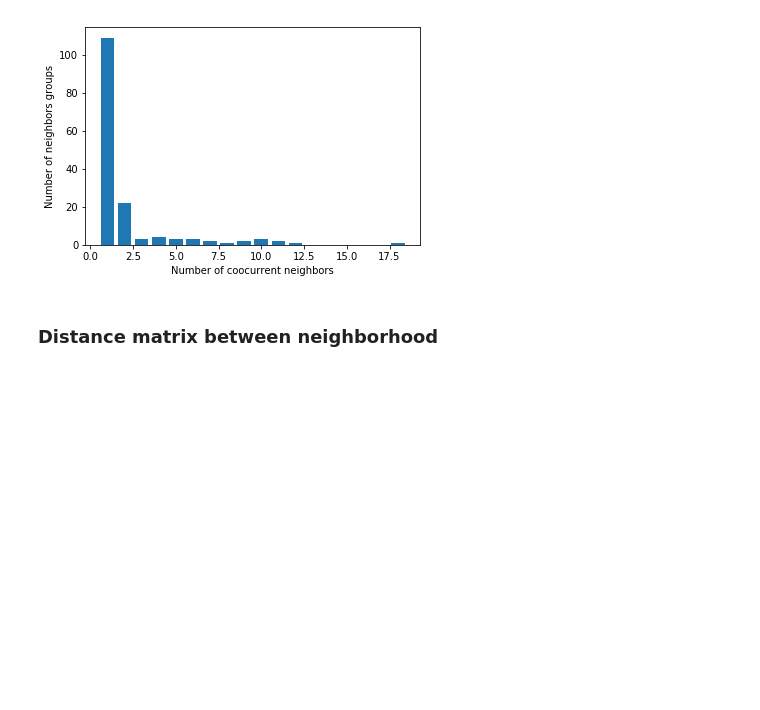
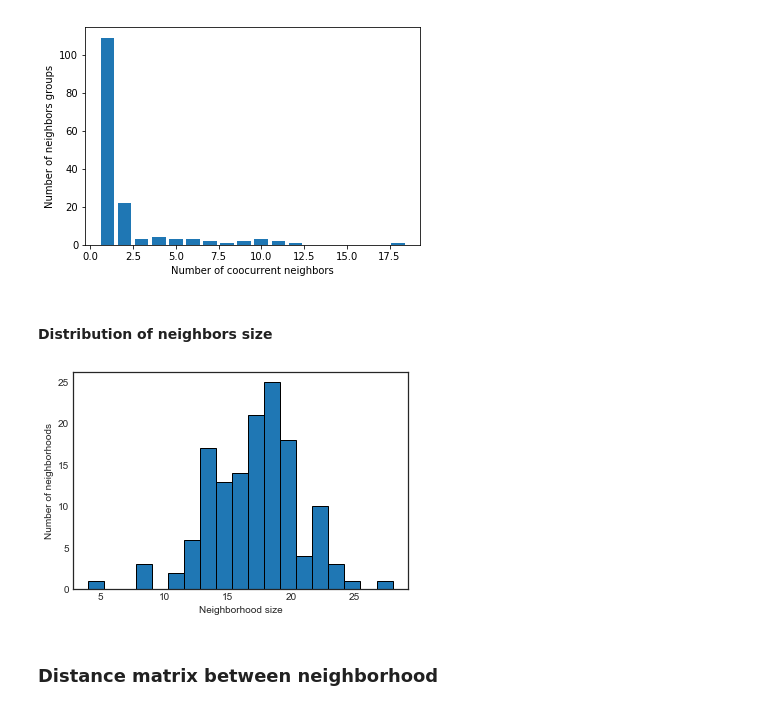
Before and after one commit to MMSB-MOBI/NOX_analysis, a Jupyter notebook: notebook/Neighborhood_analysis.ipynb, the cells around one changed output. Saved outputs shown, nothing was run; the diff lists cells and outputs as text; code cells hidden in the pictures; blank space fills up the shorter version.

```diff
--- a/notebook/Neighborhood_analysis.ipynb
+++ b/notebook/Neighborhood_analysis.ipynb
@@ -409,3 +406,5 @@ plt.ylabel("Number of neighbors groups")
 plt.savefig("/Users/chilpert/Work/NOX_visu/coocurrent_neighbors.pdf",format="pdf")
 # %% [output]
 [figure]
+# %% [markdown]
+#### Distribution of neighbors size
@@ -412,3 +421,11 @@ plt.savefig("/Users/chilpert/Work/NOX_visu/coocurrent_neighbors.pdf",format="pdf
+# %%
+plt.style.use('seaborn-white')
+plt.hist(list_nb_proteins,bins=len(set(list_nb_proteins)),edgecolor="black")
+plt.xlabel("Neighborhood size")
+plt.ylabel("Number of neighborhoods")
+plt.savefig("/Users/chilpert/Work/NOX_visu/distribution_neighborhoods_size.pdf")
+# %% [output]
+[figure, added]
 # %% [markdown]
 ### Distance matrix between neighborhood
 # %% [markdown]
```
Also changed, not shown: parts of 8 cells of this notebook.
